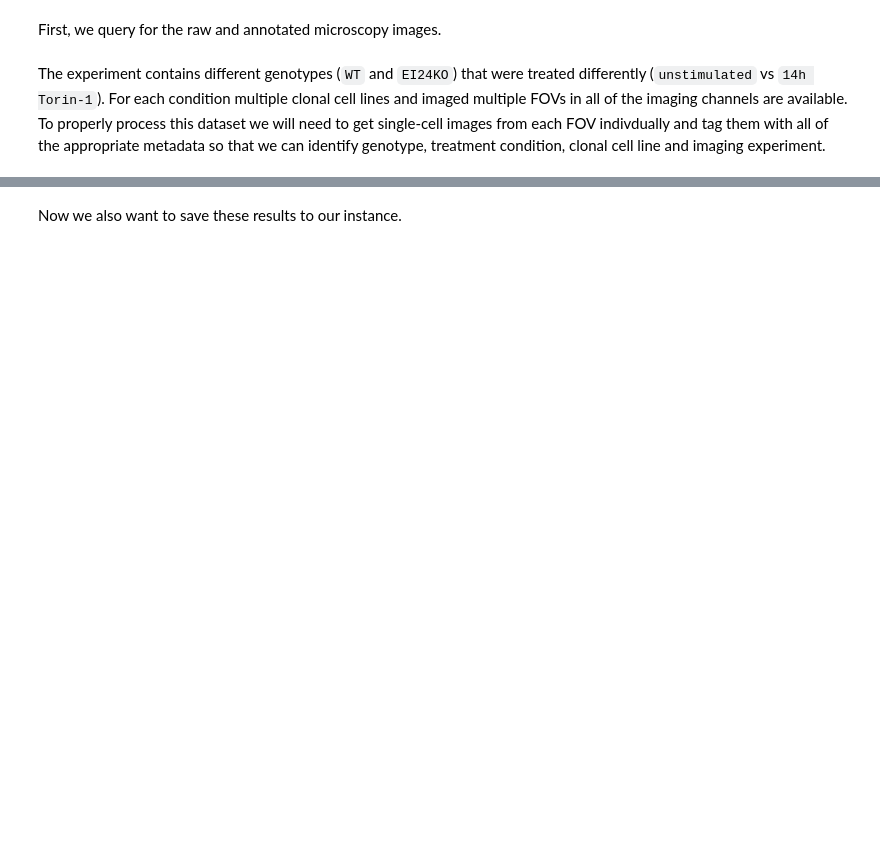
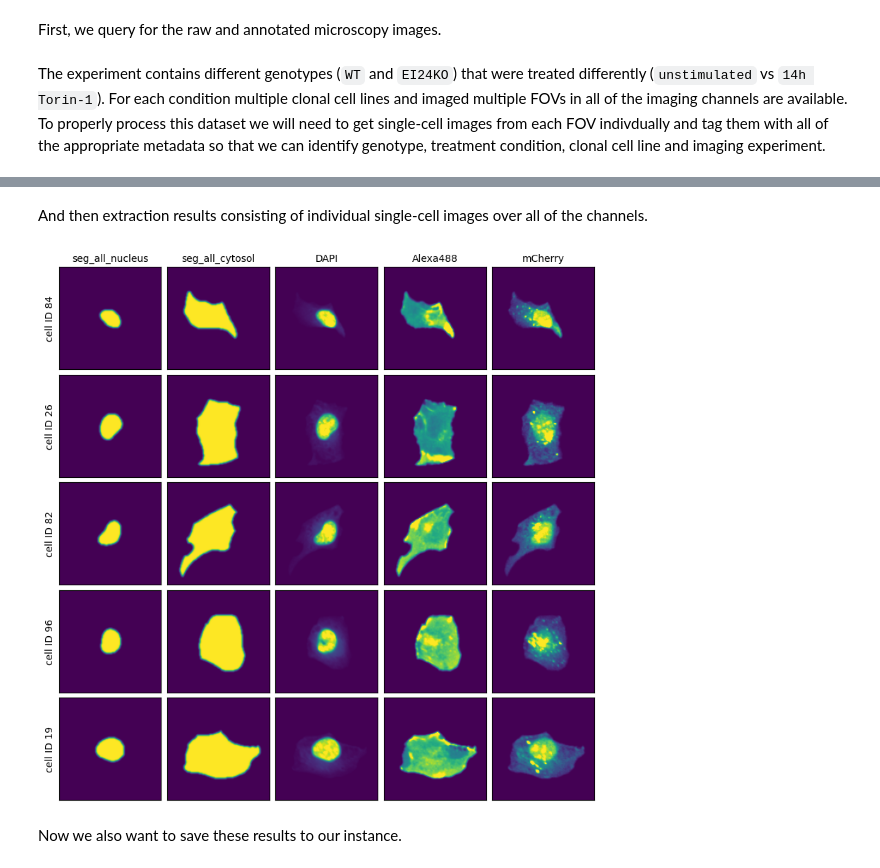
Before and after one commit to laminlabs/lamin-usecases, a Jupyter notebook: docs/imaging2.ipynb, the cells around one changed output, grey strips where cells are left out. Cells and saved outputs as stored; diff of their text form; code cells hidden in the pictures; blank space fills up the shorter version.

```diff
--- a/docs/imaging2.ipynb
+++ b/docs/imaging2.ipynb
@@ -230,3 +149,9 @@ fig.tight_layout()
+# %% [markdown]
+And then extraction results consisting of individual single-cell images over all of the channels.
+# %%
+project.plot_single_cell_images()
+# %% [output]
+[figure, added]
 # %% [markdown]
 Now we also want to save these results to our instance.
 # %%
```
Also changed, not shown: parts of 26 cells of this notebook, 4 other files.
